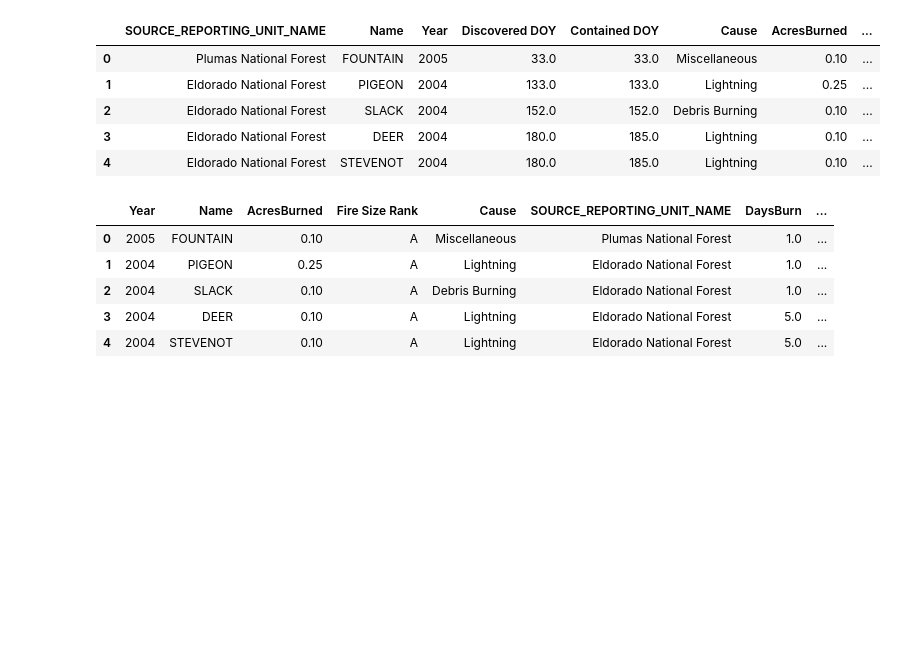
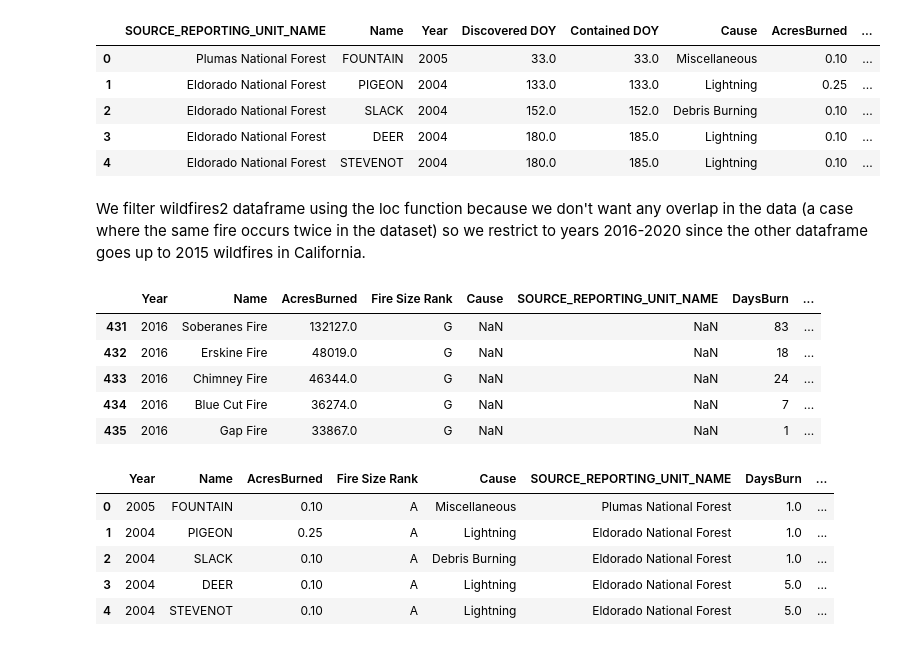
Before and after one commit to mnocerino23/Wildfire-Forecaster, a Jupyter notebook: wildfires.ipynb, the cells around one changed output. Drawn from its saved outputs; the diff is of its cells as text; code cells hidden in the pictures; blank space fills up the shorter version.

```diff
--- a/wildfires.ipynb
+++ b/wildfires.ipynb
@@ -323,6 +323,18 @@ wildfires = wildfires.reindex(columns=['Year', 'Name', 'AcresBurned', 'Fire Size
                                        'Contained Month', 'Contained DOY', 'Latitude', 'Longitude','County','CountyIds', 'State', 'OWNER_DESCR'])
 wildfires2 = wildfires2.reindex(columns = ['Year', 'Name', 'AcresBurned', 'Fire Size Rank', 'Cause', 'SOURCE_REPORTING_UNIT_NAME', 'DaysBurn', 'Discovery Month', 'Discovered DOY',
                                        'Contained Month', 'Contained DOY', 'Latitude', 'Longitude','County','CountyIds', 'State', 'OWNER_DESCR'])
+# %% [markdown]
+We filter wildfires2 dataframe using the loc function because we don't want any overlap in the data (a case where the same fire occurs twice in the dataset) so we restrict to years 2016-2020 since the other dataframe goes up to 2015 wildfires in California.
+# %%
+w = wildfires2.loc[wildfires2['Year']> 2015]
+w.head(5)
+# %% [output]
+|  | Year | Name | AcresBurned | Fire Size Rank | Cause | SOURCE_REPORTING_UNIT_NAME | DaysBurn | ... |
+| 431 | 2016 | Soberanes Fire | 132127.0 | G | NaN | NaN | 83 | ... |
+| 432 | 2016 | Erskine Fire | 48019.0 | G | NaN | NaN | 18 | ... |
+| 433 | 2016 | Chimney Fire | 46344.0 | G | NaN | NaN | 24 | ... |
+| 434 | 2016 | Blue Cut Fire | 36274.0 | G | NaN | NaN | 7 | ... |
+| 435 | 2016 | Gap Fire | 33867.0 | G | NaN | NaN | 1 | ... |
 # %%
 wildfires.head(5)
 # %% [output]
```
Also changed, not shown: parts of 4 cells of this notebook.
